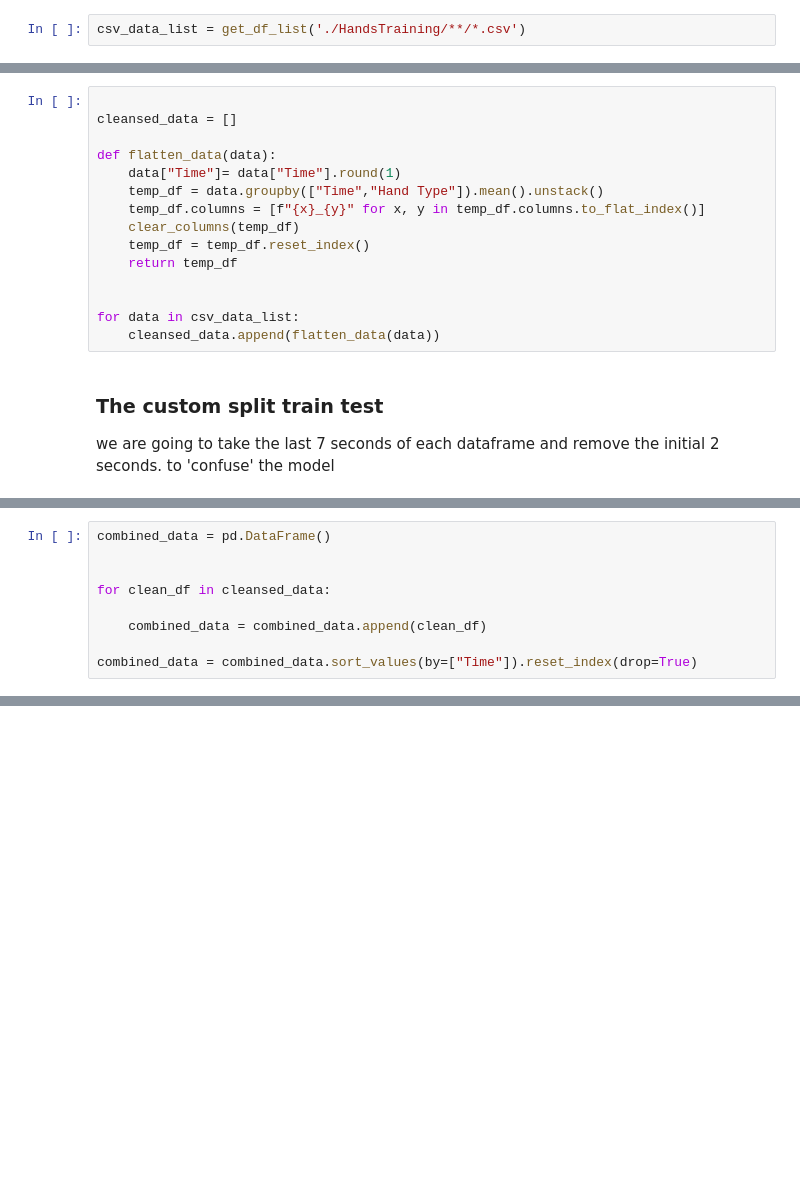
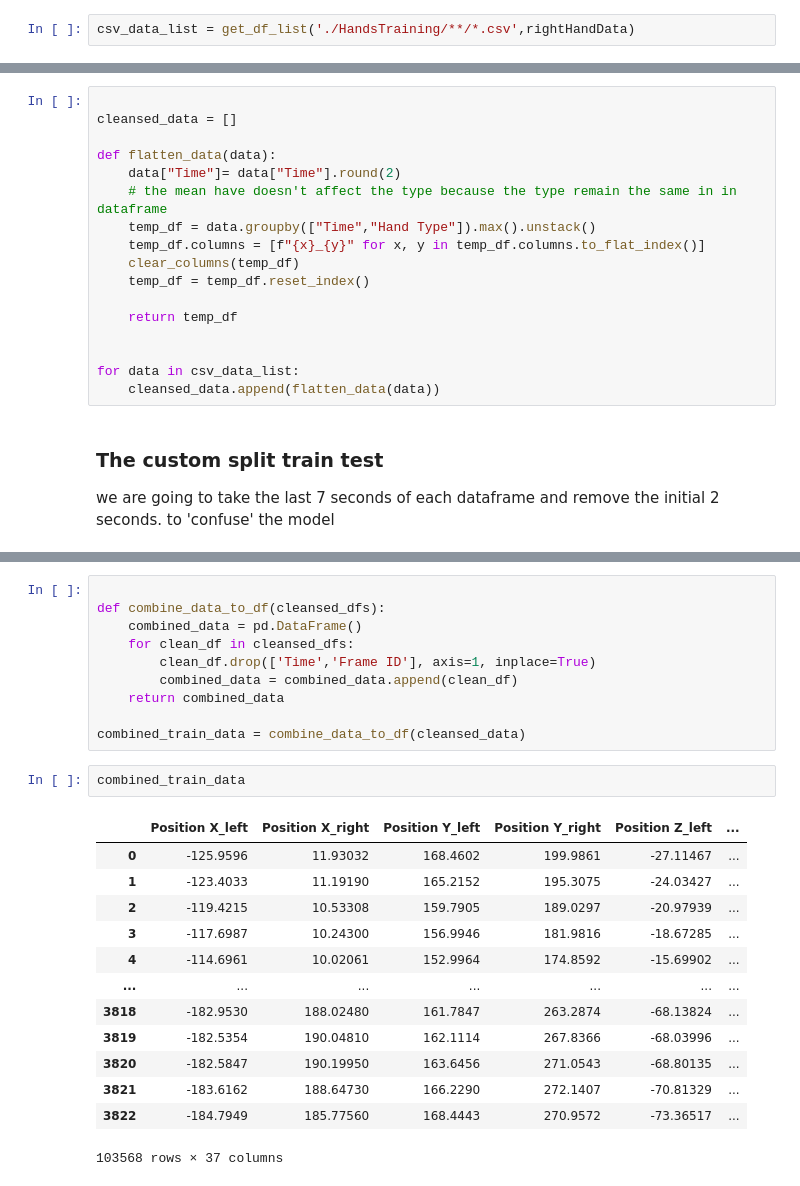
Before and after one commit to EitanKats/data-science-sem-b, a Jupyter notebook: HandsSync.ipynb, the cells around one changed output, grey strips where cells are left out. Saved outputs shown, nothing was run; the diff lists cells and outputs as text; blank space fills up the shorter version.

Commit message:
added data multiplication, dropped confusing colums and changed rounding

```diff
--- a/HandsSync.ipynb
+++ b/HandsSync.ipynb
@@ -169,7 +187,7 @@ def get_df_list(path_to_scan):
 # %% [markdown]
 ### clearing these columns for each dataframe since they don't give us any value
 # %%
-csv_data_list = get_df_list('./HandsTraining/**/*.csv')
+csv_data_list = get_df_list('./HandsTraining/**/*.csv',rightHandData)
 # %%
 to_clear = {'Frame ID', 'type'}
 
@@ -190,11 +208,13 @@ def clear_columns(df):
 cleansed_data = []
 
 def flatten_data(data):
-    data["Time"]= data["Time"].round(1)
-    temp_df = data.groupby(["Time","Hand Type"]).mean().unstack()
+    data["Time"]= data["Time"].round(2)
+    # the mean have doesn't affect the type because the type remain the same in in dataframe
+    temp_df = data.groupby(["Time","Hand Type"]).max().unstack()
     temp_df.columns = [f"{x}_{y}" for x, y in temp_df.columns.to_flat_index()]
     clear_columns(temp_df)
     temp_df = temp_df.reset_index()
+
     return temp_df
 
 
@@ -232,9 +259,0 @@ y_test, y_label = split_label_from_data(testush,'type')
-# %%
-combined_data = pd.DataFrame()
-
-
-for clean_df in cleansed_data:
-
-    combined_data = combined_data.append(clean_df)
-
-combined_data = combined_data.sort_values(by=["Time"]).reset_index(drop=True)
@@ -257 +260,27 @@ combined_data
+# %%
+
+def combine_data_to_df(cleansed_dfs):
+    combined_data = pd.DataFrame()
+    for clean_df in cleansed_dfs:
+        clean_df.drop(['Time','Frame ID'], axis=1, inplace=True)
+        combined_data = combined_data.append(clean_df)
+    return combined_data
+
+combined_train_data = combine_data_to_df(cleansed_data)
+# %%
+combined_train_data
+# %% [output]
+|  | Position X_left | Position X_right | Position Y_left | Position Y_right | Position Z_left | ... |
+| 0 | -125.9596 | 11.93032 | 168.4602 | 199.9861 | -27.11467 | ... |
+| 1 | -123.4033 | 11.19190 | 165.2152 | 195.3075 | -24.03427 | ... |
+| 2 | -119.4215 | 10.53308 | 159.7905 | 189.0297 | -20.97939 | ... |
+| 3 | -117.6987 | 10.24300 | 156.9946 | 181.9816 | -18.67285 | ... |
+| 4 | -114.6961 | 10.02061 | 152.9964 | 174.8592 | -15.69902 | ... |
+| ... | ... | ... | ... | ... | ... | ... |
+| 3818 | -182.9530 | 188.02480 | 161.7847 | 263.2874 | -68.13824 | ... |
+| 3819 | -182.5354 | 190.04810 | 162.1114 | 267.8366 | -68.03996 | ... |
+| 3820 | -182.5847 | 190.19950 | 163.6456 | 271.0543 | -68.80135 | ... |
+| 3821 | -183.6162 | 188.64730 | 166.2290 | 272.1407 | -70.81329 | ... |
+| 3822 | -184.7949 | 185.77560 | 168.4443 | 270.9572 | -73.36517 | ... |
+103568 rows × 37 columns
 # %%
```
Also changed, not shown: parts of 15 cells of this notebook.
